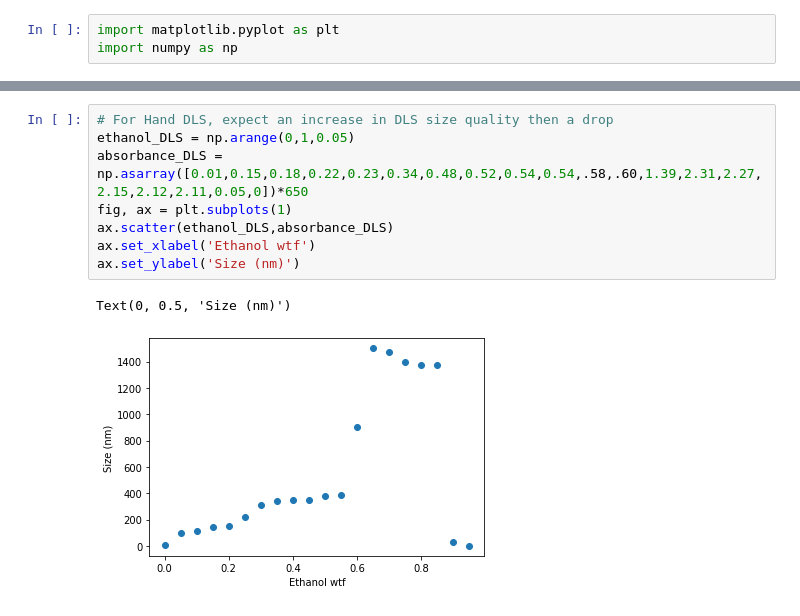
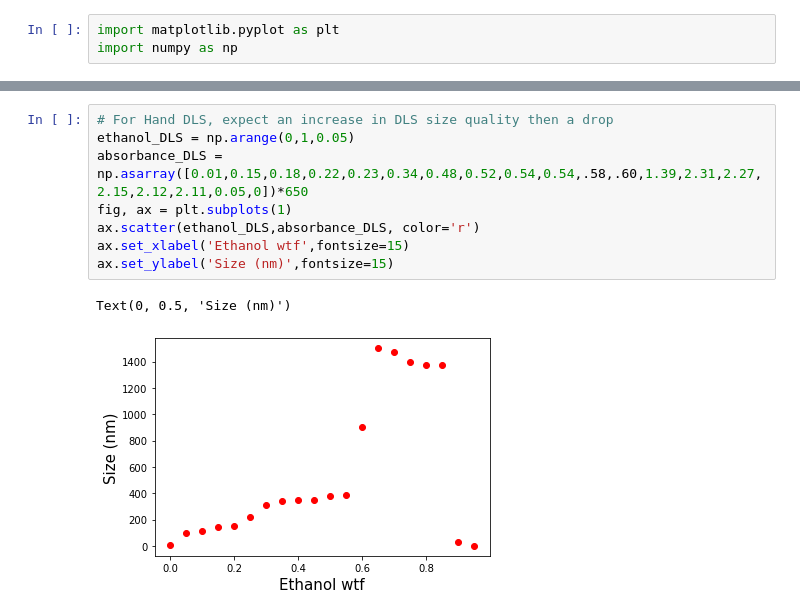
Before and after one commit to pozzo-research-group/OT2Protocols, a Jupyter notebook: ot2protocol/Ouzo_OT2_Sampling/Making Graphics.ipynb, the cells around one changed output, grey strips where cells are left out. Saved outputs shown, nothing was run; the diff lists cells and outputs as text.

```diff
--- a/ot2protocol/Ouzo_OT2_Sampling/Making Graphics.ipynb
+++ b/ot2protocol/Ouzo_OT2_Sampling/Making Graphics.ipynb
@@ -42,11 +41,11 @@ Text(0, 0.5, 'Size (nm)')
 # %%
 # For Hand DLS, expect an increase in DLS size quality then a drop
 ethanol_DLS = np.arange(0,1,0.05)
 absorbance_DLS = np.asarray([0.01,0.15,0.18,0.22,0.23,0.34,0.48,0.52,0.54,0.54,.58,.60,1.39,2.31,2.27, 2.15,2.12,2.11,0.05,0])*650
 fig, ax = plt.subplots(1)
-ax.scatter(ethanol_DLS,absorbance_DLS)
-ax.set_xlabel('Ethanol wtf')
-ax.set_ylabel('Size (nm)')
+ax.scatter(ethanol_DLS,absorbance_DLS, color='r')
+ax.set_xlabel('Ethanol wtf',fontsize=15)
+ax.set_ylabel('Size (nm)',fontsize=15)
 # %% [output]
 Text(0, 0.5, 'Size (nm)')
-[figure, old version]
+[figure, new version]
```
Also changed, not shown: parts of 3 cells of this notebook, 4 other files.
